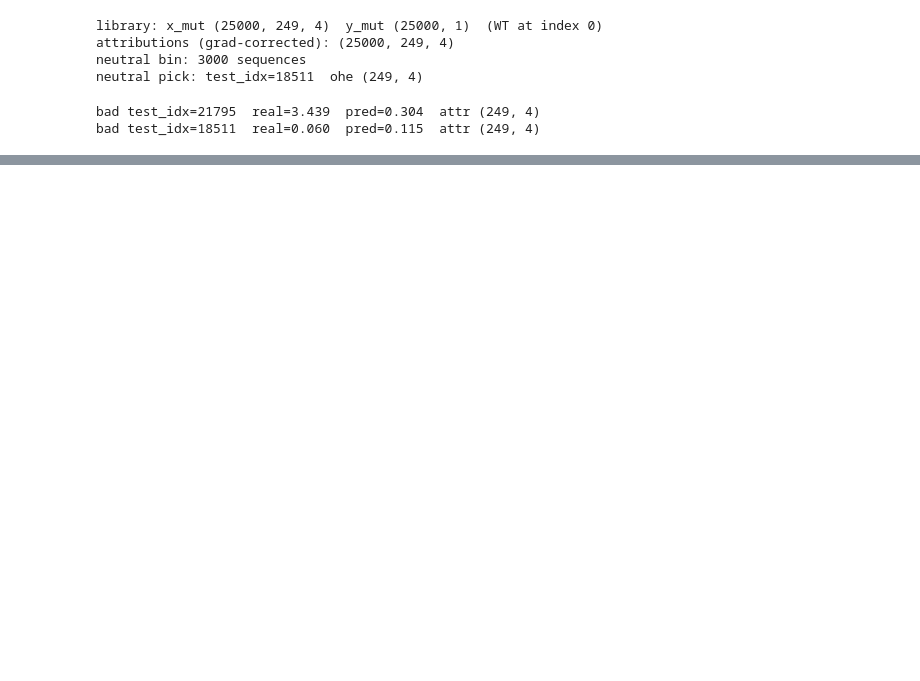
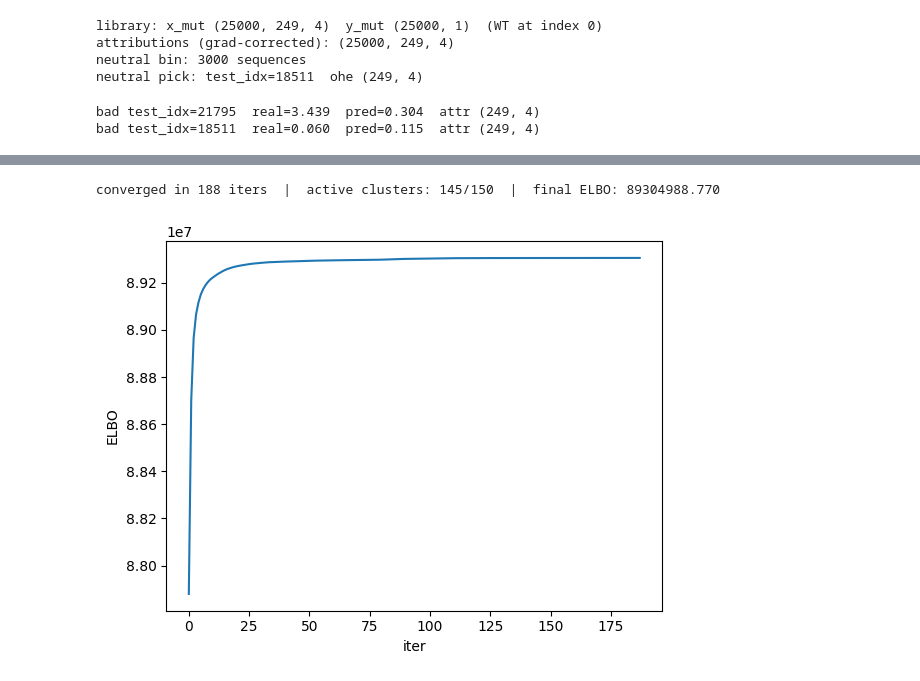
Before and after one commit to pabmantilla/Bg_VBGMM, a Jupyter notebook: init_impliment/scripts/deepstarr/deepstarr_vbggmm.ipynb, the cells around one changed output, grey strips where cells are left out. Drawn from its saved outputs; the diff is of its cells as text; code cells hidden in the pictures; blank space fills up the shorter version.

```diff
--- a/init_impliment/scripts/deepstarr/deepstarr_vbggmm.ipynb
+++ b/init_impliment/scripts/deepstarr/deepstarr_vbggmm.ipynb
@@ -98,0 +157,30 @@ bad test_idx=18511  real=0.060  pred=0.115  attr (249, 4)
+# %%
+## VB-EM until convergence
+import matplotlib.pyplot as plt
+
+X2 = X**2
+losses = []
+
+for it in range(200):
+    Elog_pi    = digamma(alpha) - digamma(alpha.sum())
+    log_unnorm = log_gauss_diag(X, mu, log_var, X2=X2) + Elog_pi
+    log_r      = log_unnorm - logsumexp(log_unnorm, axis=1, keepdims=True)
+    r          = np.exp(log_r)
+
+    losses.append(elbo_from_logunnorm(log_unnorm, alpha, alpha0, Elog_pi))
+
+    Nk      = r.sum(0)
+    alpha   = alpha0 + Nk
+    safe    = np.clip(Nk, 1e-8, None)[:, None]
+    mu      = (r.T @ X)  / safe
+    log_var = np.log(np.maximum((r.T @ X2) / safe - mu**2, 1e-8))
+
+    if it > 0 and abs(losses[-1] - losses[-2]) < 1e-3:
+        break
+
+active = int((Nk > 1).sum())
+print(f"converged in {len(losses)} iters  |  active clusters: {active}/{K}  |  final ELBO: {losses[-1]:.3f}")
+plt.plot(losses); plt.xlabel("iter"); plt.ylabel("ELBO"); plt.show()
+# %% [output]
+converged in 188 iters  |  active clusters: 145/150  |  final ELBO: 89304988.770
+[figure, added]
```
Also changed, not shown: parts of 6 cells of this notebook.
